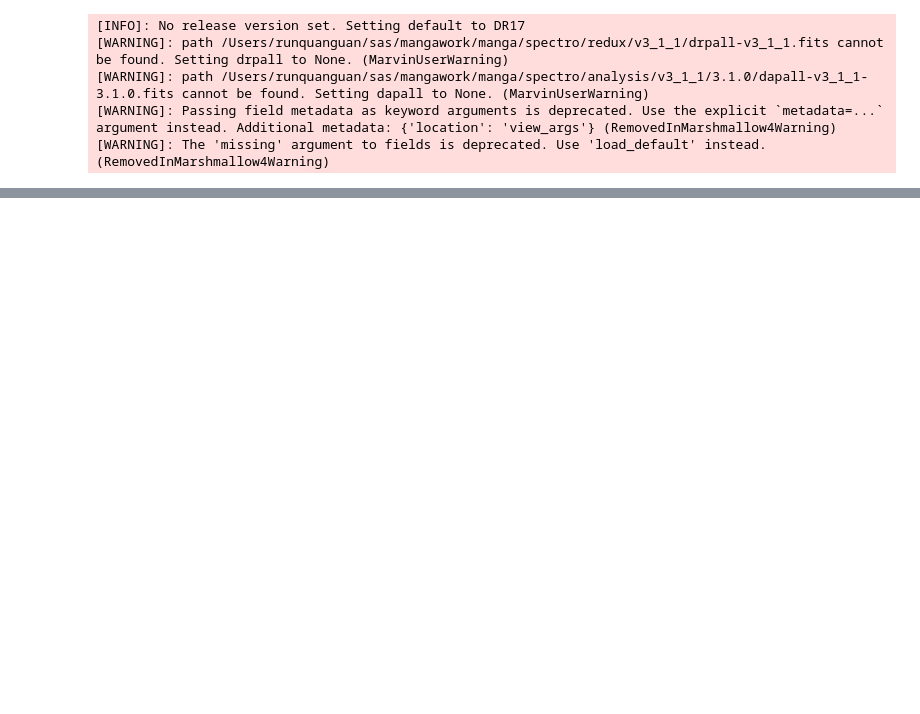
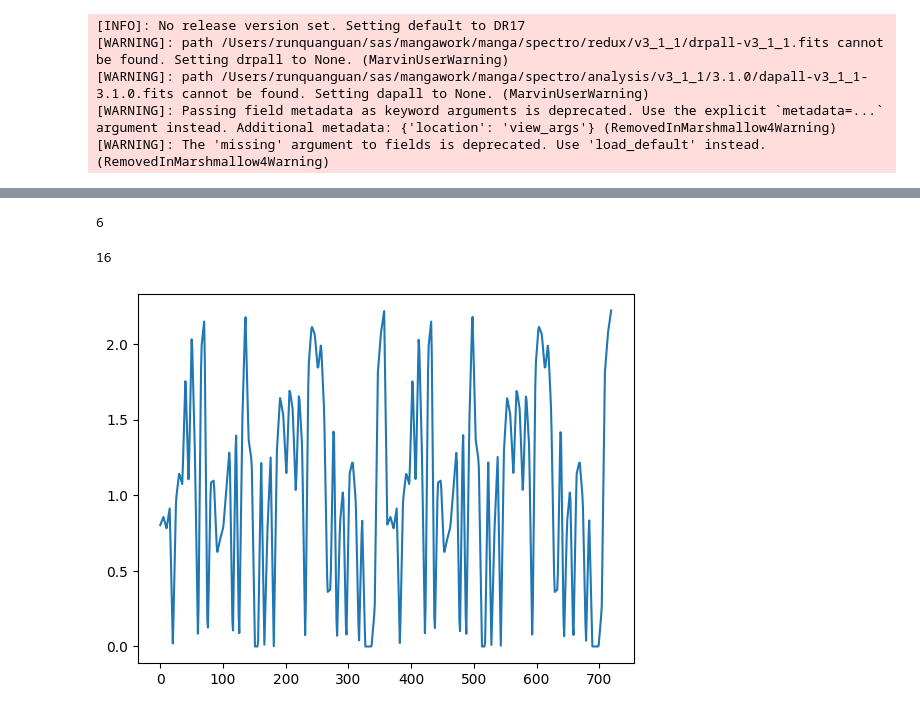
Before and after one commit to rqguan/MaNGA-AGN, a Jupyter notebook: 02. Simplification/03. Image Quality.ipynb, the cells around one changed output, grey strips where cells are left out. Drawn from its saved outputs; the diff is of its cells as text; code cells hidden in the pictures; blank space fills up the shorter version.

```diff
--- a/02. Simplification/03. Image Quality.ipynb
+++ b/02. Simplification/03. Image Quality.ipynb
@@ -40,0 +103,25 @@ plateifu = hdu['PLATEIFU']
+# %%
+count
+# %% [output]
+6
+# %%
+len(np.where(np.array(curve) == 0)[0])
+# %% [output]
+16
+# %%
+ew_cycle = list(curve)*cycle
+
+# Gaussian smooth
+ew_smo = scipy.ndimage.gaussian_filter(ew_cycle, sigma = 0)
+
+# Intepolate to N * 360 degree
+x = np.linspace(0,len(ew_smo),len(ew_smo))
+y = ew_smo
+x2 = np.linspace(0,len(ew_smo),360*cycle)
+f_linear = scipy.interpolate.interp1d(x, y, kind='linear')
+intp_EW = f_linear(x2)
+# %%
+plt.plot(intp_EW)
+plt.show()
+# %% [output]
+[figure, added]
```
Also changed, not shown: parts of 7 cells of this notebook, 2 other files.
